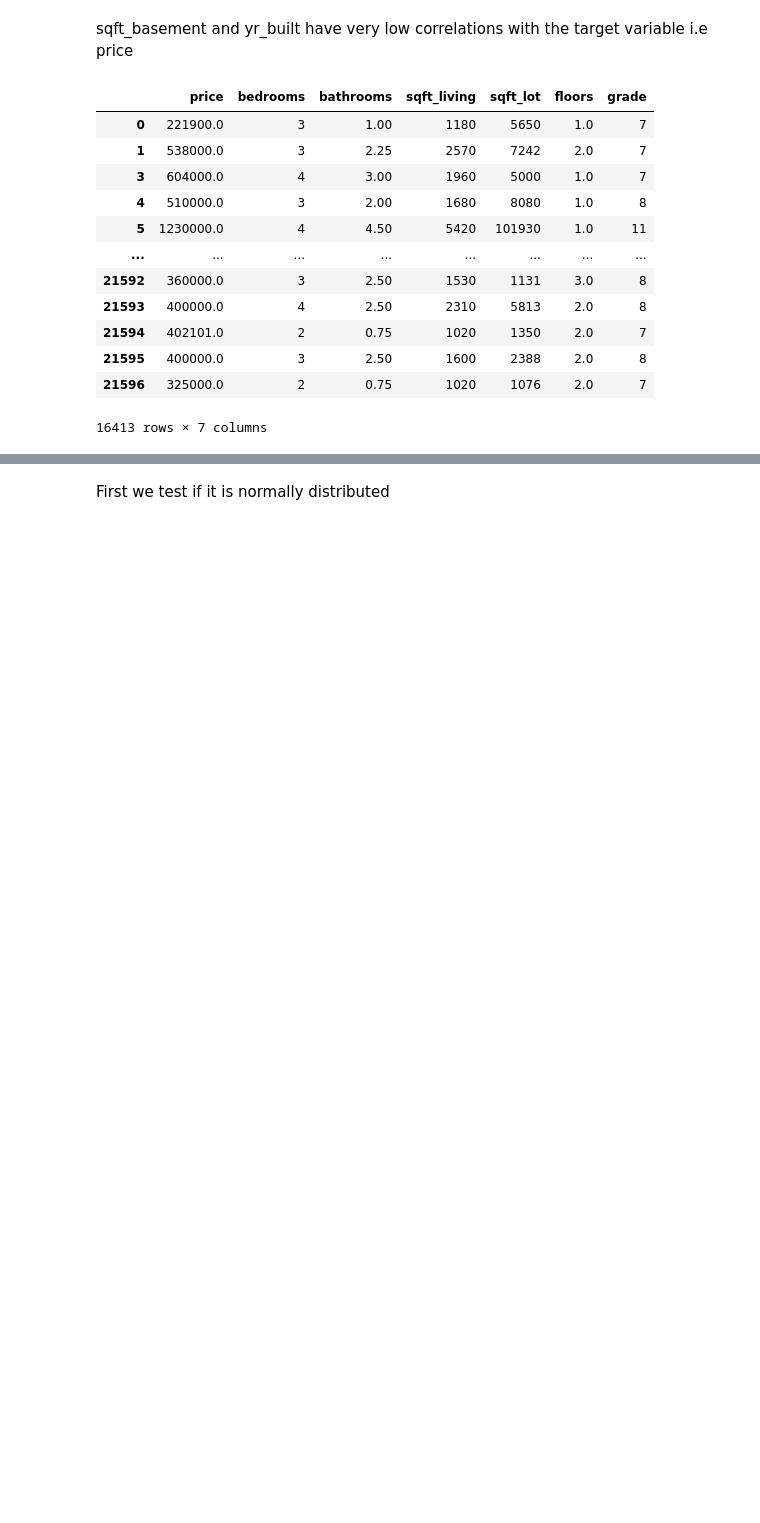
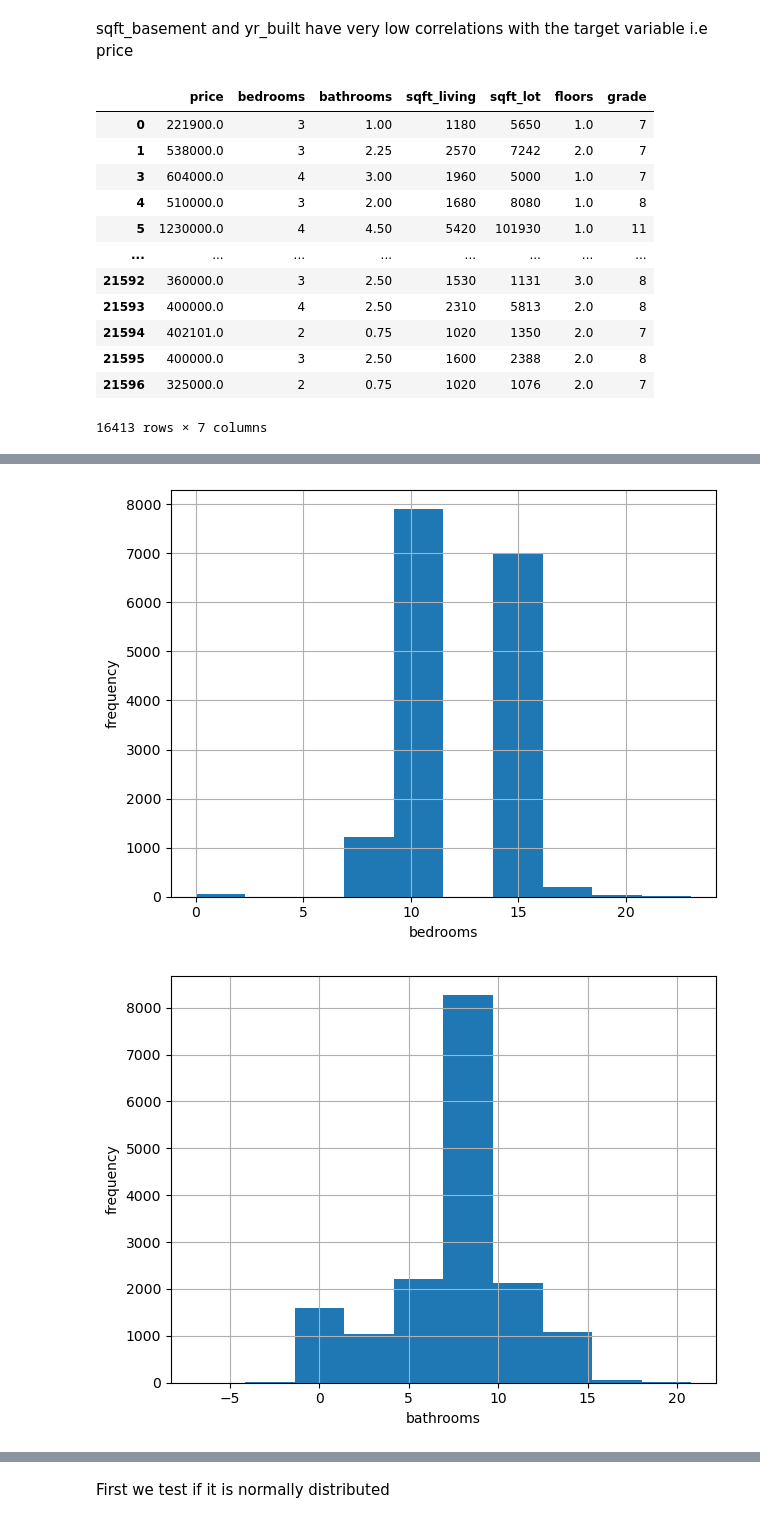
Before and after one commit to MuchiriKinyua/Real-Estate-Management-System, a Jupyter notebook: student.ipynb, the cells around one changed output, grey strips where cells are left out. Drawn from its saved outputs; the diff is of its cells as text; code cells hidden in the pictures; blank space fills up the shorter version.

```diff
--- a/student.ipynb
+++ b/student.ipynb
@@ -649,0 +672,13 @@ Let's visualize the data
+# %%
+# Histograms to show normailty
+columns_to_transform  = data.drop("price", axis = 1)
+for column in columns_to_transform.columns:
+    plt.hist(x = columns_to_transform[column])
+    plt.ylabel("frequency")
+    plt.xlabel(f"{column}")
+    plt.tight_layout()
+    plt.grid()
+    plt.show()
+# %% [output]
+[figure, added]
+[figure, added]
```
Also changed, not shown: parts of 39 cells of this notebook.
